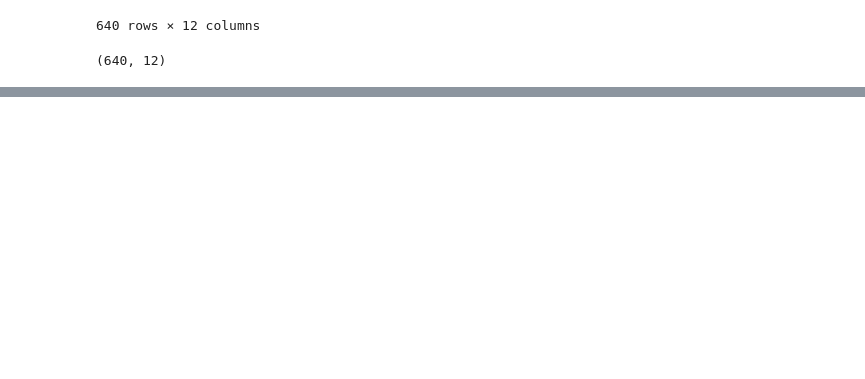
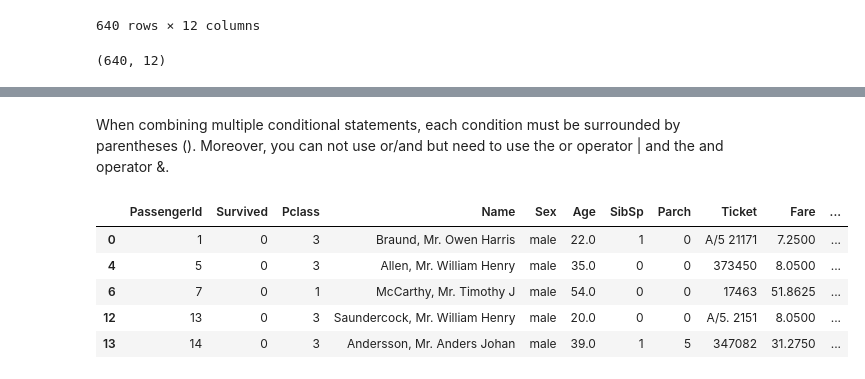
Before and after one commit to codal-tshah/data-practices-2024, a Jupyter notebook: pandas/pandas_intro.ipynb, the cells around one changed output, grey strips where cells are left out. Saved outputs shown, nothing was run; the diff lists cells and outputs as text; code cells hidden in the pictures; blank space fills up the shorter version.

```diff
--- a/pandas/pandas_intro.ipynb
+++ b/pandas/pandas_intro.ipynb
@@ -253,0 +292,12 @@ age_lessthan_50.shape
+# %% [markdown]
+When combining multiple conditional statements, each condition must be surrounded by parentheses (). Moreover, you can not use or/and but need to use the or operator | and the and operator &.
+# %%
+between_ages = dt[(dt["Age"]>18) & (dt["Sex"]=="male")]
+between_ages.head()
+# %% [output]
+|  | PassengerId | Survived | Pclass | Name | Sex | Age | SibSp | Parch | Ticket | Fare | ... |
+| 0 | 1 | 0 | 3 | Braund, Mr. Owen Harris | male | 22.0 | 1 | 0 | A/5 21171 | 7.2500 | ... |
+| 4 | 5 | 0 | 3 | Allen, Mr. William Henry | male | 35.0 | 0 | 0 | 373450 | 8.0500 | ... |
+| 6 | 7 | 0 | 1 | McCarthy, Mr. Timothy J | male | 54.0 | 0 | 0 | 17463 | 51.8625 | ... |
+| 12 | 13 | 0 | 3 | Saundercock, Mr. William Henry | male | 20.0 | 0 | 0 | A/5. 2151 | 8.0500 | ... |
+| 13 | 14 | 0 | 3 | Andersson, Mr. Anders Johan | male | 39.0 | 1 | 5 | 347082 | 31.2750 | ... |
```
Also changed, not shown: parts of 19 cells of this notebook, 5 other files.
